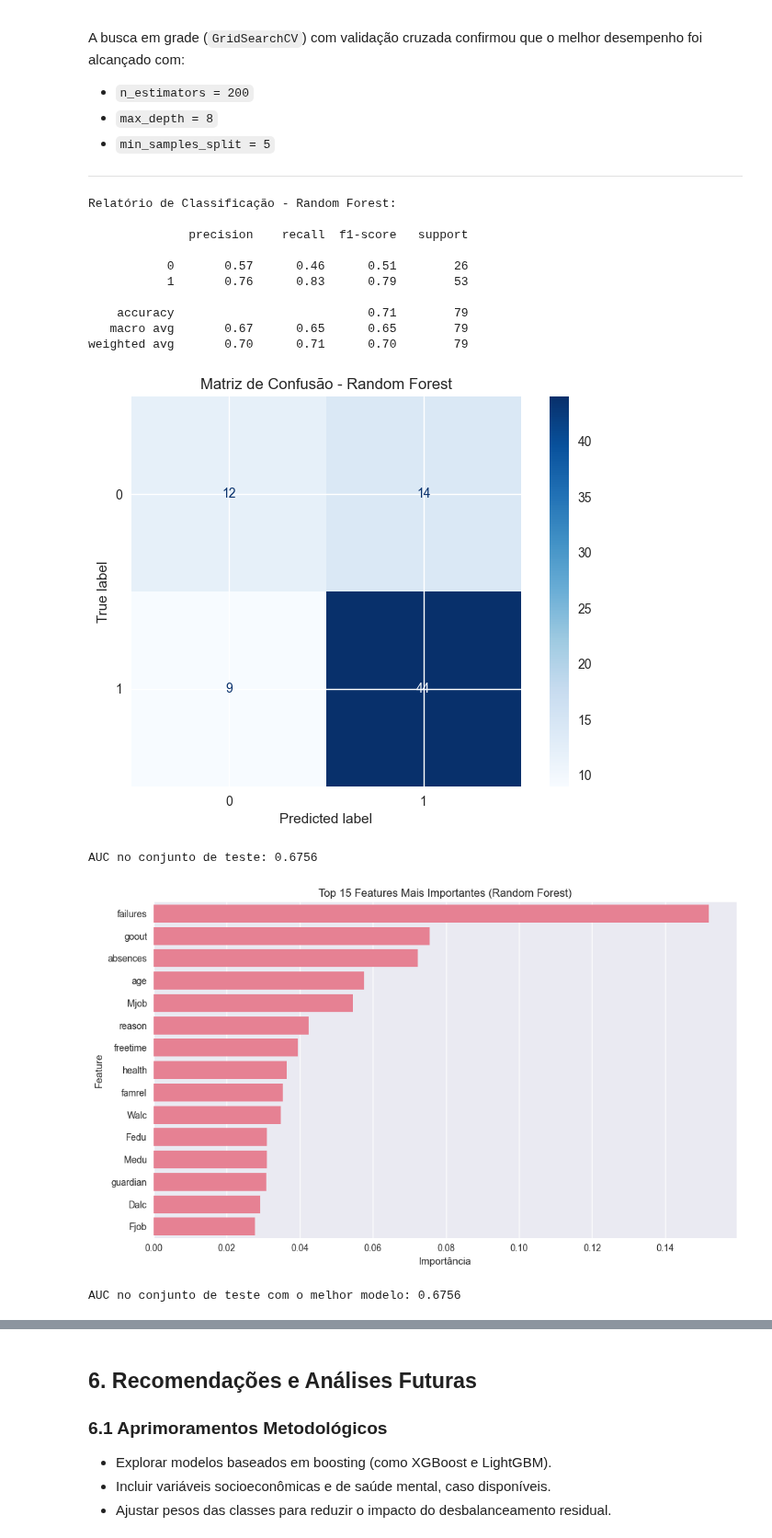
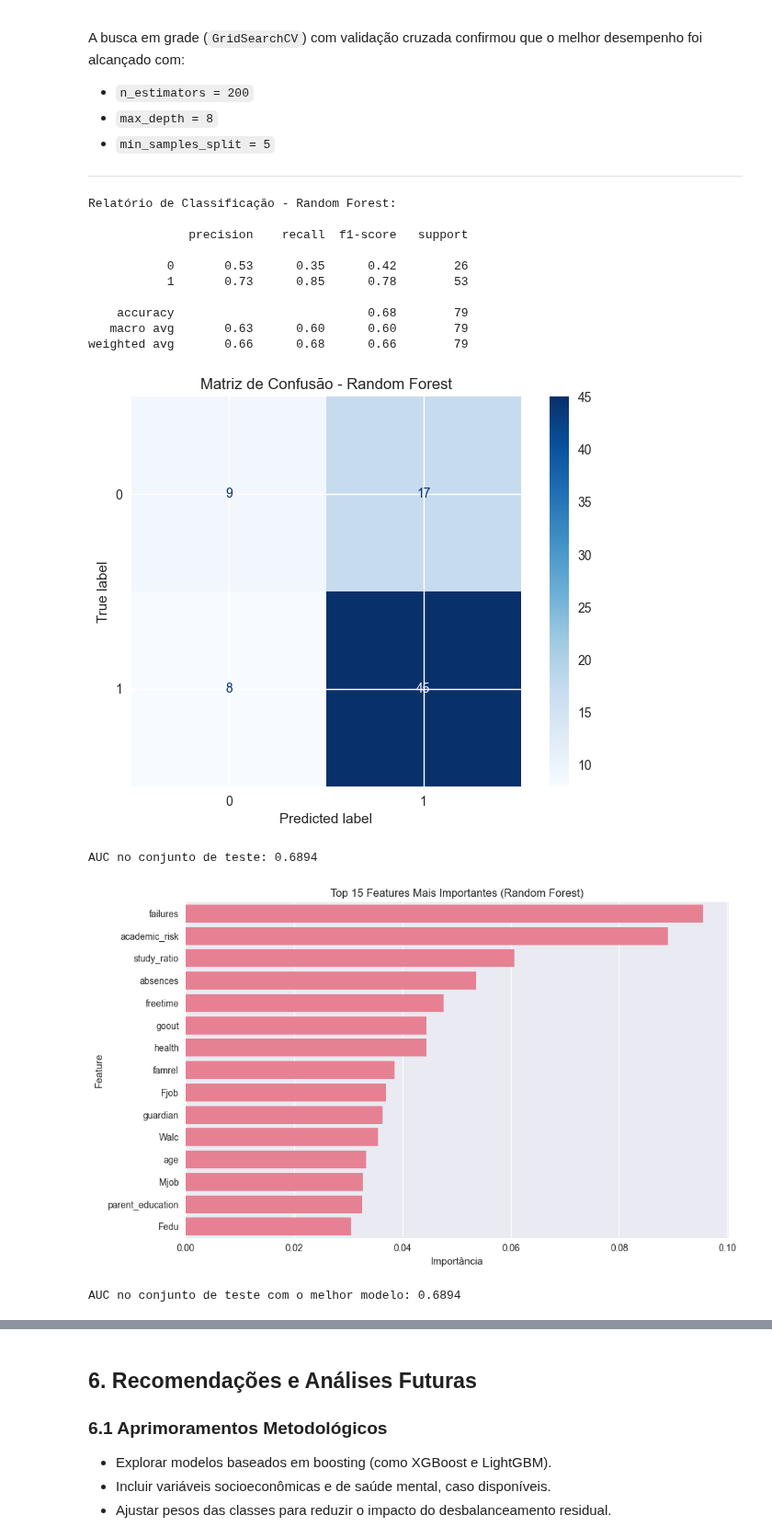
Before and after one commit to aldeas19/datascproj, a Jupyter notebook: FINALNOTEBOOK_COMPLETO.ipynb, the cells around one changed output, grey strips where cells are left out. Shown at 92% size. Saved outputs shown, nothing was run; the diff lists cells and outputs as text; code cells hidden in the pictures.

```diff
--- a/FINALNOTEBOOK_COMPLETO.ipynb
+++ b/FINALNOTEBOOK_COMPLETO.ipynb
@@ -269,6 +278,10 @@ from imblearn.over_sampling import RandomOverSampler
 def clean_raw_data(df, absences_clip=30, rare_threshold=0.05, rare_label="Other"):
     # Clipping da coluna absences
     df["absences"] = pd.to_numeric(df["absences"], errors="coerce").clip(upper=absences_clip)
+    # Create new features to compensate for missing G1/G2
+    df['academic_risk'] = df['failures'] + (df['absences'] > 10).astype(int)
+    df['parent_education'] = df['Medu'] + df['Fedu']
+    df['study_ratio'] = df['studytime'] / (df['goout'] + 1e-5)
 
     # Substituir categorias raras em colunas com muitas categorias
     for col in ["Mjob", "Fjob"]:
@@ -278,11 +291,19 @@ def clean_raw_data(df, absences_clip=30, rare_threshold=0.05, rare_label="Other"
 
     return df
 
+
 # Carregamento dos dados
 df = pd.read_csv("data/raw/student-data-raw.csv")
+expected_columns = 31  # school + 30 features + passed (from your sample header)
+if df.shape[1] != expected_columns:
+    missing_cols = set(df.columns) - set(expected_columns)
+    f"Data loading error! Expected {expected_columns} columns, got {df.shape[1]}. "
+    f"Missing columns: {missing_cols if missing_cols else 'Check delimiter'}"
 
 # Limpeza básica
 df = clean_raw_data(df)
+
+
 
 # Codificação binária da variável alvo: yes → 1, no → 0
 df["passed"] = df["passed"].map({"yes": 1, "no": 0})
@@ -305,9 +326,10 @@ X_train, X_test, y_train, y_test = train_test_split(
     X_scaled, y, test_size=0.2, stratify=y, random_state=42
 )
 
-# Reamostragem com oversampling (RandomOverSampler)
-ros = RandomOverSampler(random_state=42)
-X_train_resampled, y_train_resampled = ros.fit_resample(X_train, y_train)
+#SMOTE
+from imblearn.over_sampling import SMOTE
+smote = SMOTE(k_neighbors=5, random_state=42)
+X_train_resampled, y_train_resampled = smote.fit_resample(X_train, y_train)
 
 # Verificar
 print("Amostras após reamostragem:", X_train_resampled.shape)
@@ -502,39 +524,44 @@ plt.ylabel("Feature")
 plt.tight_layout()
 plt.show()
 
 from sklearn.metrics import roc_auc_score, roc_curve
 import matplotlib.pyplot as plt
 
 # Previsões de probabilidade no conjunto de teste
 y_proba = model.predict_proba(X_test)[:, 1]
 
 # AUC
 auc_score = roc_auc_score(y_test, y_proba)
 print(f"AUC no conjunto de teste com o melhor modelo: {auc_score:.4f}")
 
 # Curva ROC
 fpr, tpr, _ = roc_curve(y_test, y_proba)
 plt.figure(figsize=(8, 6))
 plt.plot(fpr, tpr, label=f'Random Forest (AUC = {auc_score:.2f})')
 plt.plot([0, 1], [0, 1], 'k--')
 plt.xlabel("FPR")
 plt.ylabel("TPR (Recall)")
 plt.title("Curva ROC - Random Forest")
 plt.legend()
 plt.grid(True)
 plt.show()
+
+import shap
+explainer = shap.TreeExplainer(model)
+shap_values = explainer.shap_values(X_test)
+shap.summary_plot(shap_values, X_test, feature_names=feature_names)
 # %% [output]
 Relatório de Classificação - Random Forest:
 
               precision    recall  f1-score   support
 
-           0       0.57      0.46      0.51        26
-           1       0.76      0.83      0.79        53
+           0       0.53      0.35      0.42        26
+           1       0.73      0.85      0.78        53
 
-    accuracy                           0.71        79
-   macro avg       0.67      0.65      0.65        79
-weighted avg       0.70      0.71      0.70        79
+    accuracy                           0.68        79
+   macro avg       0.63      0.60      0.60        79
+weighted avg       0.66      0.68      0.66        79
-[figure, old version]
+[figure, new version]
-AUC no conjunto de teste: 0.6756
+AUC no conjunto de teste: 0.6894
-[figure, old version]
+[figure, new version]
-AUC no conjunto de teste com o melhor modelo: 0.6756
+AUC no conjunto de teste com o melhor modelo: 0.6894
```
Also changed, not shown: parts of 4 cells of this notebook.
